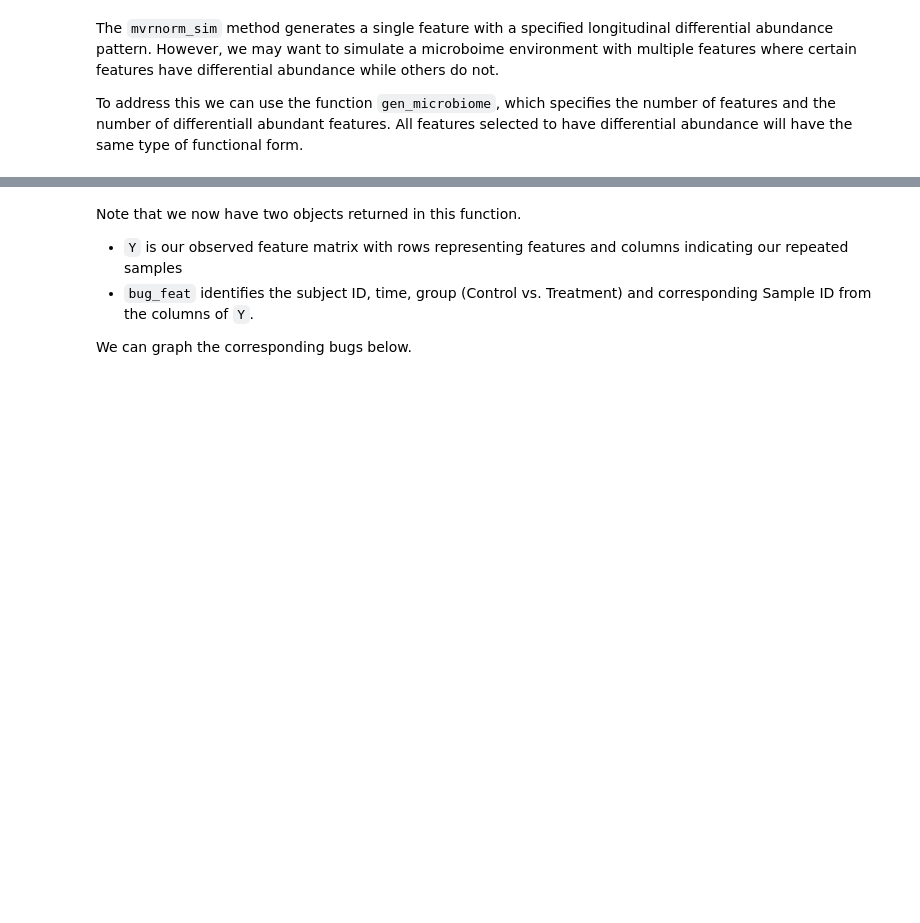
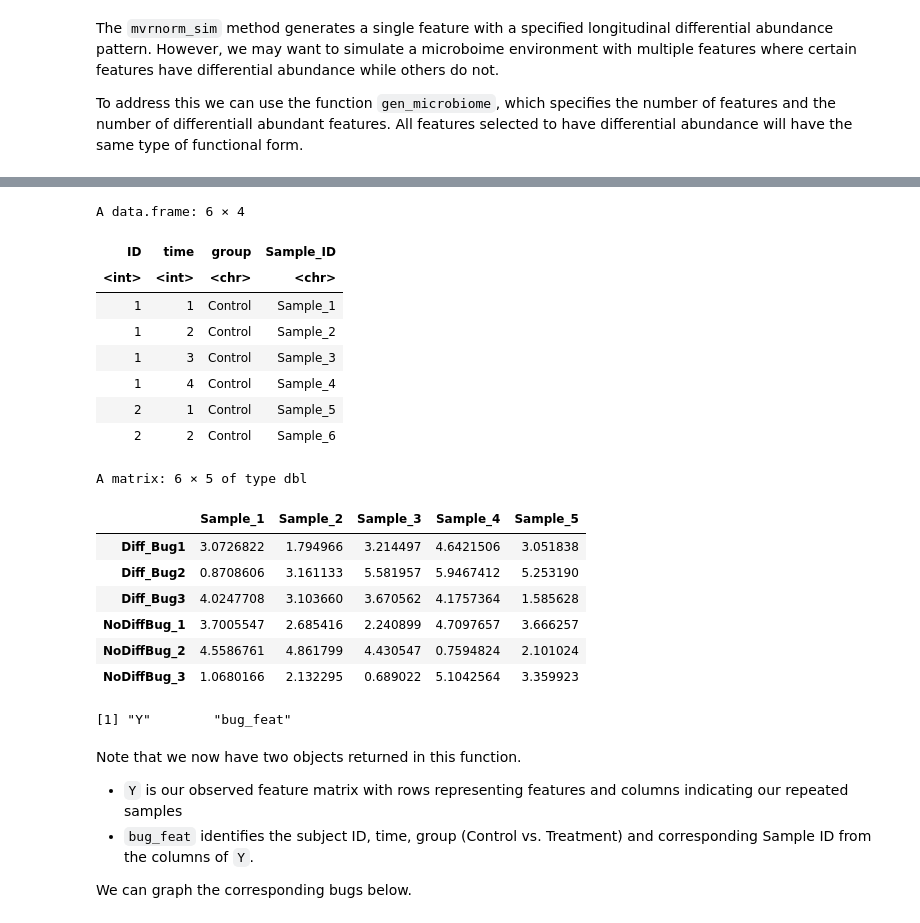
Before and after one commit to williazo/microbiomeDASim, a Jupyter notebook: SIMULATION/mvrnorm_demo.ipynb, the cells around one changed output, grey strips where cells are left out. Cells and saved outputs as stored; diff of their text form; code cells hidden in the pictures; blank space fills up the shorter version.

Commit message:
updating the Jupyter notebook for simulating the data

```diff
--- a/SIMULATION/mvrnorm_demo.ipynb
+++ b/SIMULATION/mvrnorm_demo.ipynb
@@ -225,12 +215,12 @@ The `mvrnorm_sim` method generates a single feature with a specified longitudina
 
 To address this we can use the function `gen_microbiome`, which specifies the number of features and the number of differentiall abundant features. All features selected to have differential abundance will have the same type of functional form.
 # %%
-bug_gen <- microbiomeDASim::gen_norm_microbiome(features=6, diff_abun_features=3,
-                          n_control=30, n_treat=20, control_mean=2, sigma=2,
-                          num_timepoints=4, rho=0.9, corr_str="compound",
-                          func_form="M", beta=c(4, 3), POC=c(2, 3.3, 6),
-                          missing_pct=0.2, missing_per_subject=2,
-                          miss_val=0)
+bug_gen <- gen_norm_microbiome(features=6, diff_abun_features=3,
+                               n_control=30, n_treat=20, control_mean=2, sigma=2,
+                               num_timepoints=4, rho=0.9, corr_str="compound",
+                               func_form="M", beta=c(4, 3), IP=c(2, 3.3, 6),
+                               missing_pct=0.2, missing_per_subject=2,
+                               miss_val=0)
 head(bug_gen$bug_feat)
 bug_gen$Y[, 1:5]
 names(bug_gen)
@@ -239,3 +234,21 @@ ERROR: Error in loadNamespace(name): there is no package called ‘mirobiomeDASi
+A data.frame: 6 × 4
+| ID | time | group | Sample_ID |
+| <int> | <int> | <chr> | <chr> |
+| 1 | 1 | Control | Sample_1 |
+| 1 | 2 | Control | Sample_2 |
+| 1 | 3 | Control | Sample_3 |
+| 1 | 4 | Control | Sample_4 |
+| 2 | 1 | Control | Sample_5 |
+| 2 | 2 | Control | Sample_6 |
+A matrix: 6 × 5 of type dbl
+|  | Sample_1 | Sample_2 | Sample_3 | Sample_4 | Sample_5 |
+| Diff_Bug1 | 3.0726822 | 1.794966 | 3.214497 | 4.6421506 | 3.051838 |
+| Diff_Bug2 | 0.8708606 | 3.161133 | 5.581957 | 5.9467412 | 5.253190 |
+| Diff_Bug3 | 4.0247708 | 3.103660 | 3.670562 | 4.1757364 | 1.585628 |
+| NoDiffBug_1 | 3.7005547 | 2.685416 | 2.240899 | 4.7097657 | 3.666257 |
+| NoDiffBug_2 | 4.5586761 | 4.861799 | 4.430547 | 0.7594824 | 2.101024 |
+| NoDiffBug_3 | 1.0680166 | 2.132295 | 0.689022 | 5.1042564 | 3.359923 |
+[1] "Y"        "bug_feat"
 # %% [markdown]
 Note that we now have two objects returned in this function.
 
```
Also changed, not shown: parts of 7 cells of this notebook.
